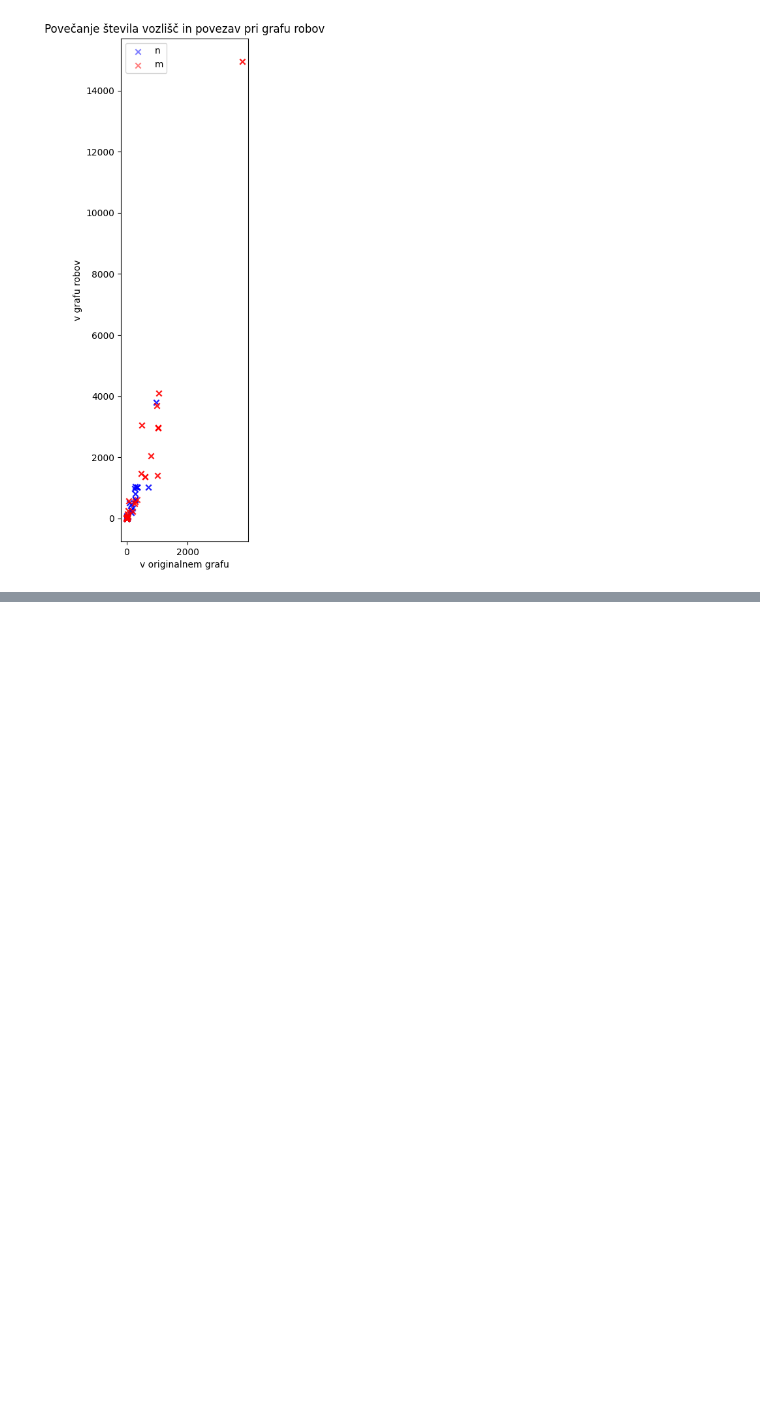
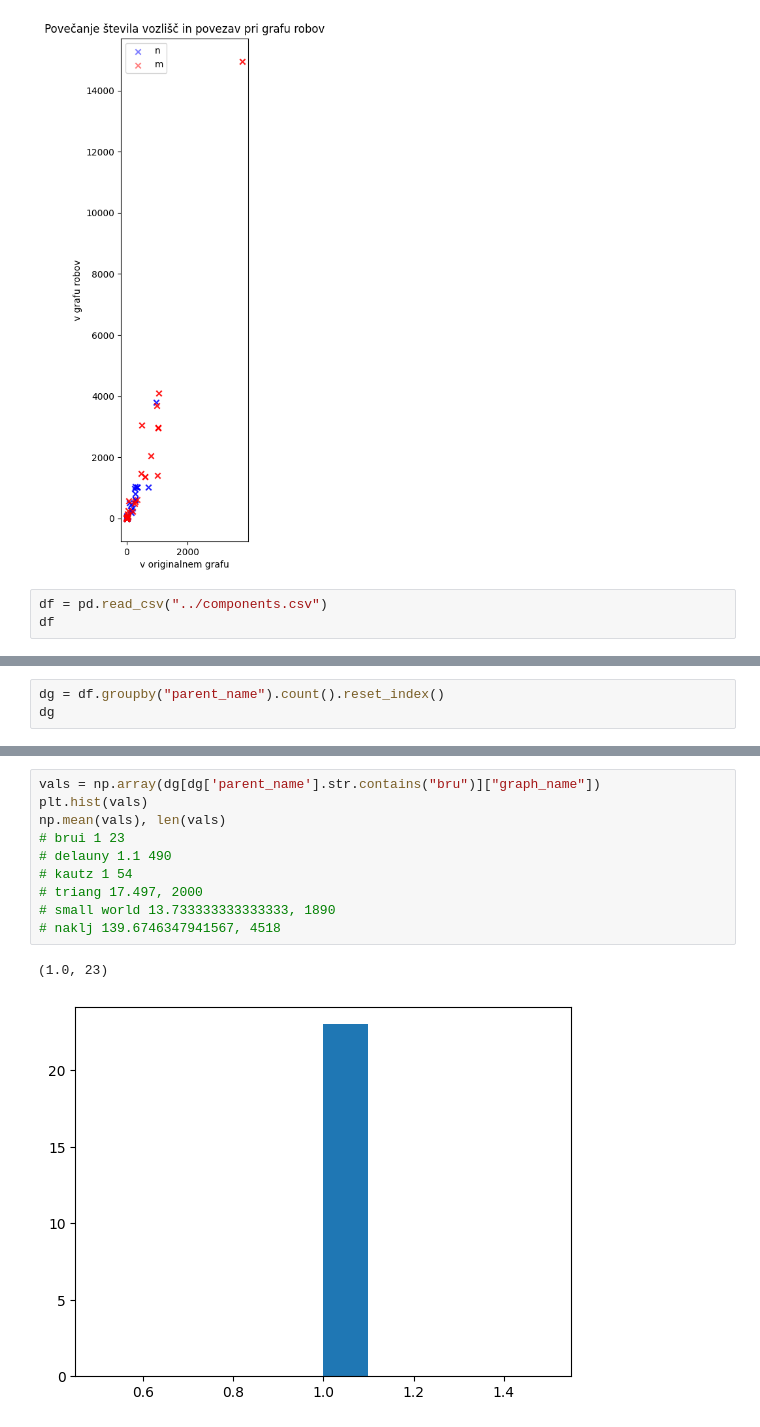
Before and after one commit to elgroselj/FAS, a Jupyter notebook: playground/visualize_chars.ipynb, the cells around one changed output, grey strips where cells are left out. Drawn from its saved outputs; the diff is of its cells as text; blank space fills up the shorter version.

```diff
--- a/playground/visualize_chars.ipynb
+++ b/playground/visualize_chars.ipynb
@@ -134,3 +134,6 @@ with open("../solvers/temp/line_graph_size.txt","r") as f:
     # plt.show()
 # %% [output]
 [figure]
+# %%
+df = pd.read_csv("../components.csv")
+df
@@ -136,0 +154,3 @@ with open("../solvers/temp/line_graph_size.txt","r") as f:
+# %%
+dg = df.groupby("parent_name").count().reset_index()
+dg
@@ -136,0 +171,13 @@ with open("../solvers/temp/line_graph_size.txt","r") as f:
+# %%
+vals = np.array(dg[dg['parent_name'].str.contains("bru")]["graph_name"])
+plt.hist(vals)
+np.mean(vals), len(vals)
+# brui 1 23
+# delauny 1.1 490
+# kautz 1 54
+# triang 17.497, 2000
+# small world 13.733333333333333, 1890
+# naklj 139.6746347941567, 4518
+# %% [output]
+(1.0, 23)
+[figure, added]
```
Also changed, not shown: parts of 2 cells of this notebook, 3 other files.
